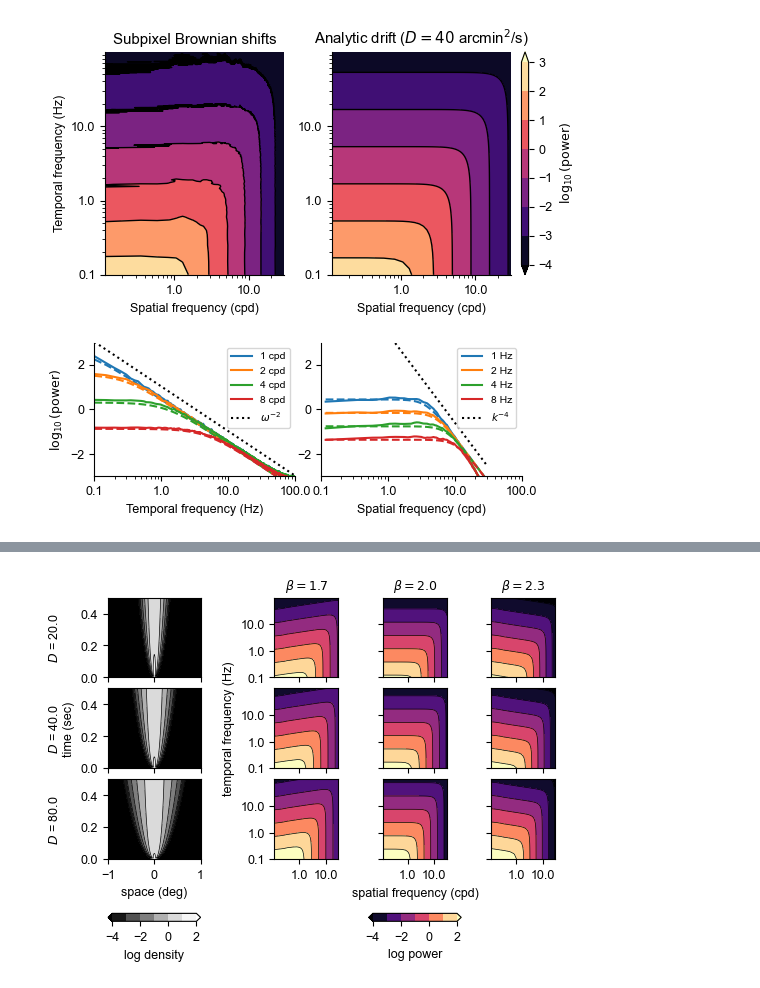
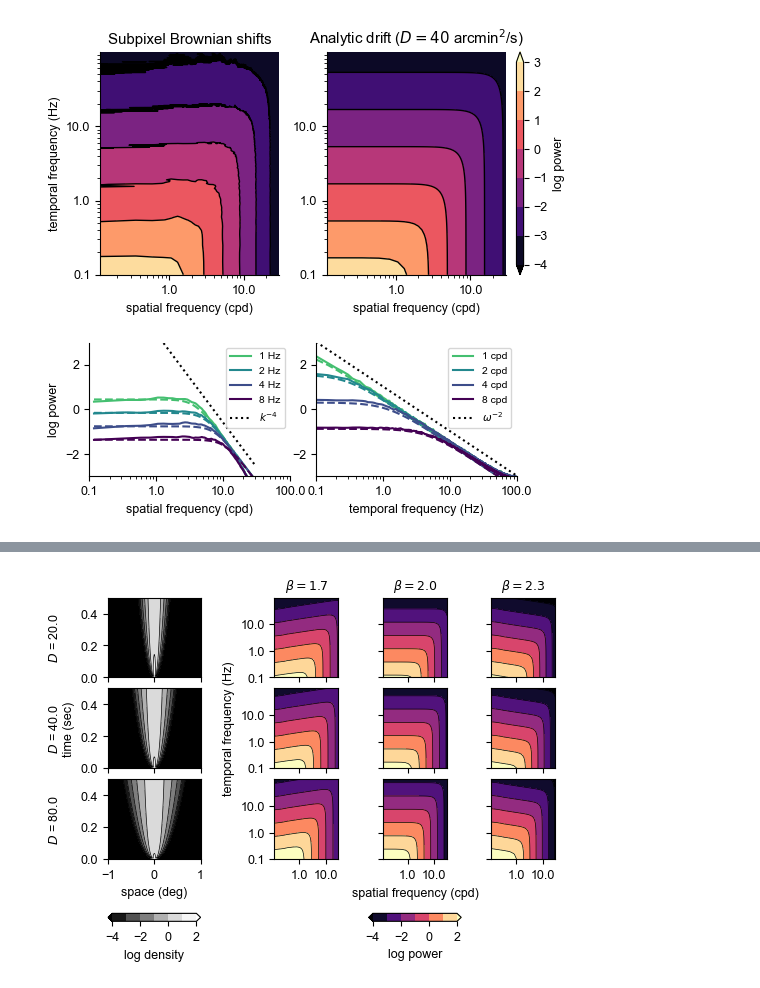
Before and after one commit to Yates-Lab/efficient-coding-drift-spectrum, a Jupyter notebook: scripts/moving_retina_2.ipynb, the cells around one changed output, grey strips where cells are left out. Cells and saved outputs as stored; diff of their text form; code cells hidden in the pictures.

```diff
--- a/scripts/moving_retina_2.ipynb
+++ b/scripts/moving_retina_2.ipynb
@@ -203,13 +203,16 @@ def plot_contours(ax,x,y,z,levels,lw=1,cmap="magma"):
     return c
 # %%
 d=np.load("../data/subpixel_power_spectrum.npz")
-power,sf,tf=d["power"],d["sf"],d["tf"]
+power,sf_empirical,tf=d["power"],d["sf"],d["tf"]
+scaling_factor = 2
+sf = np.linspace(sf_empirical.min(),scaling_factor*sf_empirical.max(),scaling_factor*len(sf_empirical))
+# sf = sf_empirical
 
 D_arcmin = 40
 D_deg = D_arcmin / 60.0**2
 sigma_in  = 0.2
 sigma_out = 2.0
-K         = 256
+K         = scaling_factor*256
 T         = 4000
 alpha     = 2.0
 temporal_cost = 0.1
@@ -224,6 +227,7 @@ print(f"min,max temporal frequency: {tf.min():.2f}, {tf.max():.2f}")
 print(f"min,max spatial frequency: {sf.min():.2f}, {sf.max():.2f}")
 
 weights = wk[:, None] * ww[None, :]
+
 N_eff = np.sum(weights)
 # %% [output]
 min,max temporal frequency: 0.00, 99.95
@@ -350,20 +352,20 @@ Cx, v_opt, MI = mutual_information(
 ylim = [0.1,100]
 xlim = [0.1,100]
 
-if power.shape == (len(tf), len(sf)):
+if power.shape == (len(tf), len(sf_empirical)):
     power = power.T
-if power.shape != (len(sf), len(tf)):
+if power.shape != (len(sf_empirical), len(tf)):
     raise ValueError(power.shape)
 
 sf_targets = [1, 2, 4, 8]
 tf_targets = [1, 2, 4, 8]
-sf_mask = sf > 0
+sf_mask = sf_empirical > 0
 tf_mask = tf >= 0.1
-sf_plot = sf[sf_mask]
+sf_plot = sf_empirical[sf_mask]
 tf_plot = tf[tf_mask]
 
 plot_subpix = np.log10(np.clip(power, 1e-12, None))[np.ix_(sf_mask, tf_mask)]
-plot_analytic = np.log10(np.clip(Cx_drift(sf, tf, D_deg, alpha=2.0), 1e-12, None))[
+plot_analytic = np.log10(np.clip(Cx_drift(sf_empirical, tf, D_deg, alpha=2.0), 1e-12, None))[
     np.ix_(sf_mask, tf_mask)
 ]
 # Match the empirical normalization (overall multiplicative gain in linear power).
@@ -392,66 +394,68 @@ for ax, title in [
     ax.set(
         xscale="log",
         yscale="log",
-        xlabel="Spatial frequency (cpd)",
+        xlabel="spatial frequency (cpd)",
         title=title,
     )
     ax.set_aspect("equal", adjustable="box")
-ax_emp.set_ylabel("Temporal frequency (Hz)")
+ax_emp.set_ylabel("temporal frequency (Hz)")
 
-ax_temporal = fig.add_subplot(g[1, :2])
-for target in sf_targets:
+colors = mpl.cm.viridis_r(np.linspace(0.3, 1, len(sf_targets)))
+ax_temporal = fig.add_subplot(g[1, 2:])
+for j,target in enumerate(sf_targets):
     i = np.argmin(np.abs(sf_plot - target))
-    line = ax_temporal.plot(tf_plot, plot_subpix[i], label=f"{sf_plot[i]:.1g} cpd")[0]
+    line = ax_temporal.plot(tf_plot, plot_subpix[i], label=f"{sf_plot[i]:.1g} cpd",color=colors[j])[0]
     ax_temporal.plot(tf_plot, plot_analytic[i], "--", color=line.get_color())
 
 a = np.argmin(np.abs(tf_plot - 2))
 p = max(plot_subpix[np.argmin(np.abs(sf_plot - t)), a] for t in sf_targets) + 0.5
 ax_temporal.plot(tf_plot, p - 2 * np.log10(tf_plot / tf_plot[a]), "k:",  label=r"$\omega^{-2}$")
 
-ax_spatial = fig.add_subplot(g[1, 2:], sharey=ax_temporal)
-for target in tf_targets:
+colors = mpl.cm.viridis_r(np.linspace(0.3, 1, len(tf_targets)))
+ax_spatial = fig.add_subplot(g[1, :2], sharey=ax_temporal)
+for j,target in enumerate(tf_targets):
     i = np.argmin(np.abs(tf_plot - target))
-    line = ax_spatial.plot(sf_plot, plot_subpix[:, i],  label=f"{tf_plot[i]:.1g} Hz")[0]
+    line = ax_spatial.plot(sf_plot, plot_subpix[:, i],  label=f"{tf_plot[i]:.1g} Hz",color=colors[j])[0]
     ax_spatial.plot(sf_plot, plot_analytic[:, i], "--", color=line.get_color())
 
 a = np.argmin(np.abs(sf_plot - 2))
 p = max(plot_subpix[a, np.argmin(np.abs(tf_plot - t))] for t in tf_targets) + 1.75
 ax_spatial.plot(sf_plot, p - 4 * np.log10(sf_plot / sf_plot[a]), "k:", label=r"$k^{-4}$")
 
-ax_temporal.set(xscale="log", xlabel="Temporal frequency (Hz)", ylabel="$\log_{10}(\mathrm{power})$",)
-ax_spatial.set(xscale="log", xlabel="Spatial frequency (cpd)", )
+ax_temporal.set(xscale="log", xlabel="temporal frequency (Hz)")
+ax_spatial.set(xscale="log", xlabel="spatial frequency (cpd)", ylabel="log power")
 # ax_temporal.set_box_aspect(1)
 # ax_spatial.set_box_aspect(1)
 ax_temporal.legend(fontsize="small")
 ax_spatial.legend(fontsize="small")
 ax_temporal.set_xlim(ylim)
 ax_spatial.set_xlim(xlim)
 
 f = ScalarFormatter()
 f.set_scientific(False)
 f.set_useOffset(False)
 for ax in [ax_emp, ax_analytic, ax_temporal, ax_spatial]:
     ax.xaxis.set_major_formatter(f)
 for ax in [ax_emp, ax_analytic]:
     ax.yaxis.set_major_formatter(f)
 for ax in [ax_temporal, ax_spatial]:
     ax.spines["top"].set_visible(False)
     ax.spines["right"].set_visible(False)
     ax.set_ylim([-3,3])
 
 cax = inset_axes(
     ax_analytic,
     width="4%",
     height="100%",
     loc="lower left",
     bbox_to_anchor=(1.06, 0, 1, 1),
     bbox_transform=ax_analytic.transAxes,
     borderpad=0,
 )
-fig.colorbar(c_emp, cax=cax, label=r"$\log_{10}(\mathrm{power})$")
+fig.colorbar(c_emp, cax=cax, label=r"log power")
 plt.savefig("../results/emp_vs_analytic.pdf")
 # %% [output]
-[figure, old version]
+[figure, new version]
 # %%
 plot_filter = np.log10(np.clip(v_opt, 1e-12, None))[np.ix_(sf_mask, tf_mask)]
 
```
Also changed, not shown: parts of 4 cells of this notebook, 2 other files.
